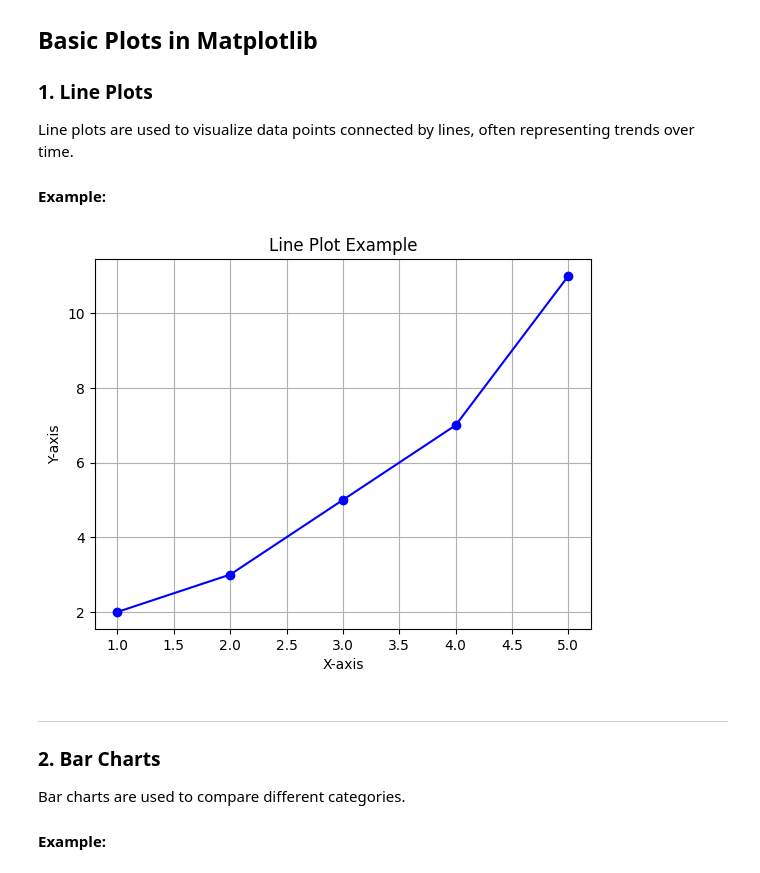
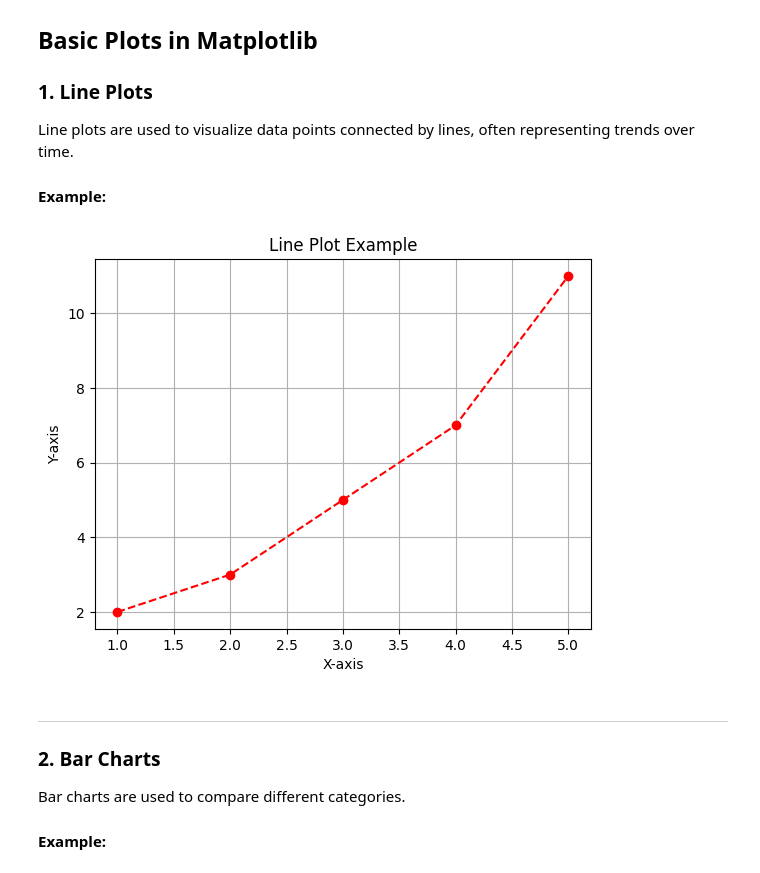
Before and after one commit to Bhupendera/dec-24-python-django-ml, a Jupyter notebook: day-5/8-introduction-to-matplotlib.ipynb, the cells around one changed output. Cells and saved outputs as stored; diff of their text form; code cells hidden in the pictures.

```diff
--- a/day-5/8-introduction-to-matplotlib.ipynb
+++ b/day-5/8-introduction-to-matplotlib.ipynb
@@ -25,19 +25,19 @@ Line plots are used to visualize data points connected by lines, often represent
 # %%
 import matplotlib.pyplot as plt
 
 # Sample data
 x = [1, 2, 3, 4, 5]
 y = [2, 3, 5, 7, 11]
 
 # Create line plot
-plt.plot(x, y, marker='o', linestyle='-', color='b')
+plt.plot(x, y, marker='o', linestyle='--', color='r')
 plt.title("Line Plot Example")
 plt.xlabel("X-axis")
 plt.ylabel("Y-axis")
 plt.grid(True)
 plt.show()
 # %% [output]
-[figure, old version]
+[figure, new version]
 # %% [markdown]
 ---
 
```
Also changed, not shown: parts of 10 cells of this notebook, 11 other files.
